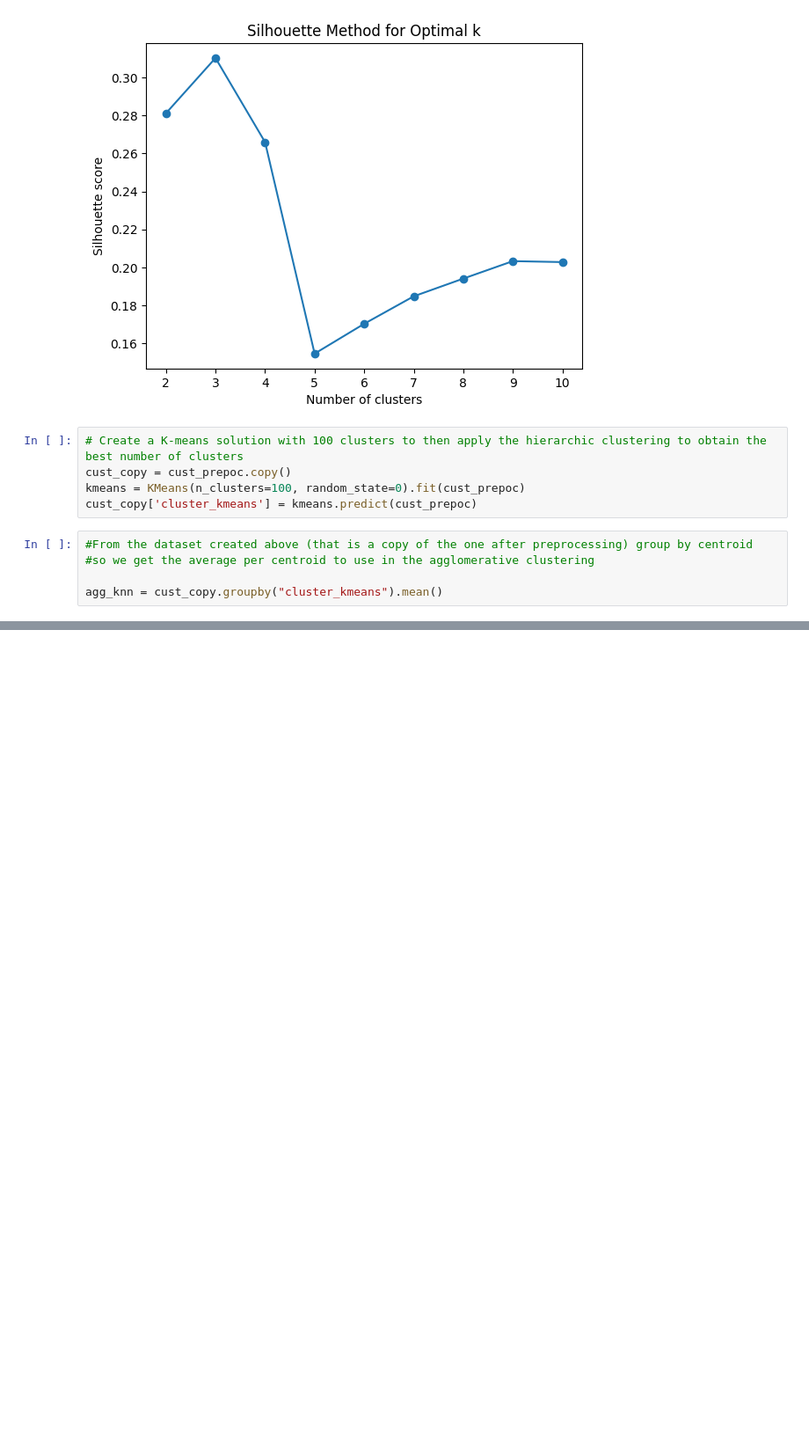
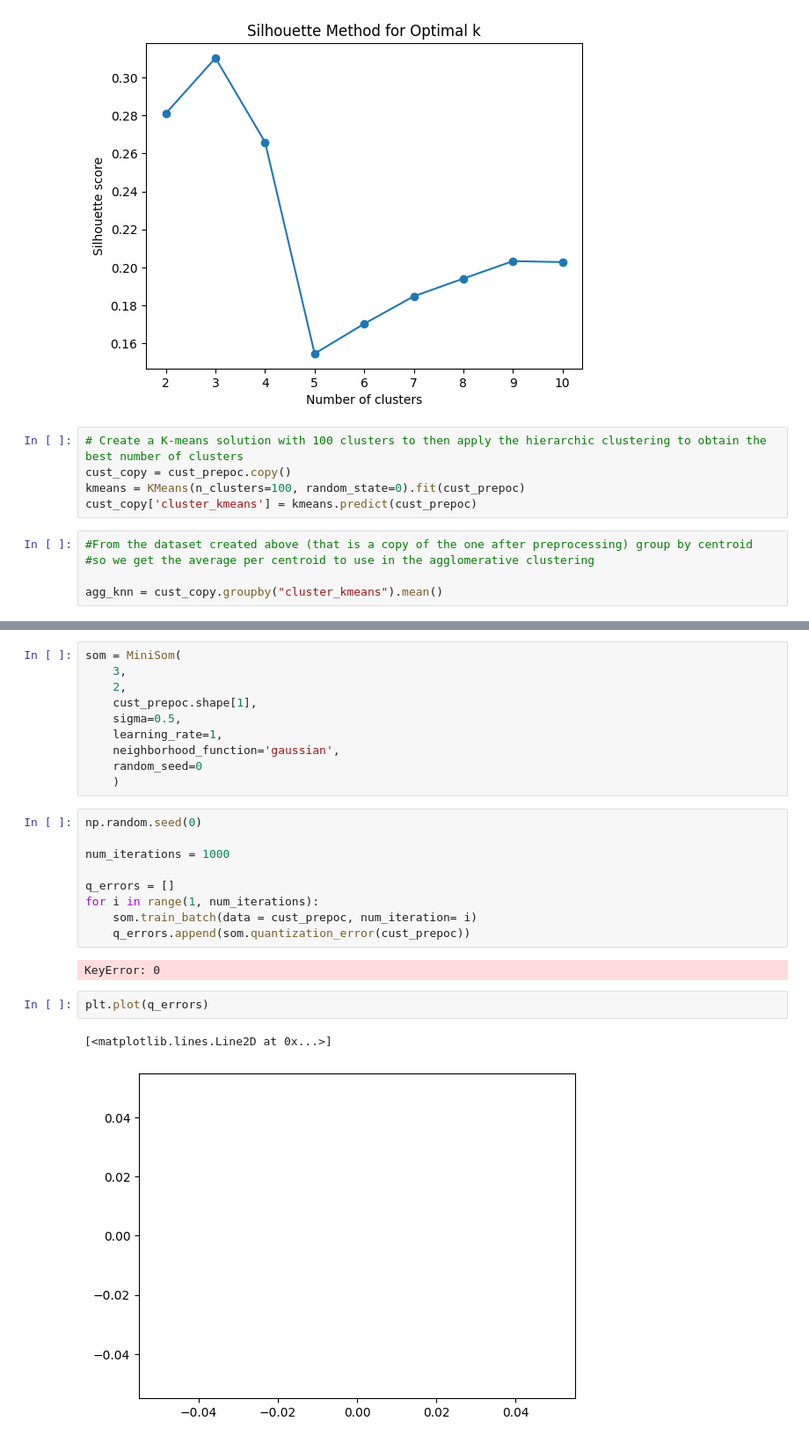
Before and after one commit to JoaoF7/Project-ML, a Jupyter notebook: Preprocessing.ipynb, the cells around one changed output, grey strips where cells are left out. Shown: that part at 88% size. Cells and saved outputs as stored; diff of their text form; blank space fills up the shorter version.

```diff
--- a/Preprocessing.ipynb
+++ b/Preprocessing.ipynb
@@ -319,0 +343,26 @@ plt.show()
+# %%
+som = MiniSom(
+    3,
+    2,
+    cust_prepoc.shape[1],
+    sigma=0.5,
+    learning_rate=1,
+    neighborhood_function='gaussian',
+    random_seed=0
+    )
+# %%
+np.random.seed(0)
+
+num_iterations = 1000
+
+q_errors = []
+for i in range(1, num_iterations):
+    som.train_batch(data = cust_prepoc, num_iteration= i)
+    q_errors.append(som.quantization_error(cust_prepoc))
+# %% [output]
+KeyError: 0
+# %%
+plt.plot(q_errors)
+# %% [output]
+[<matplotlib.lines.Line2D at 0x...>]
+[figure, added]
```
Also changed, not shown: parts of 7 cells of this notebook, 1 other file.
